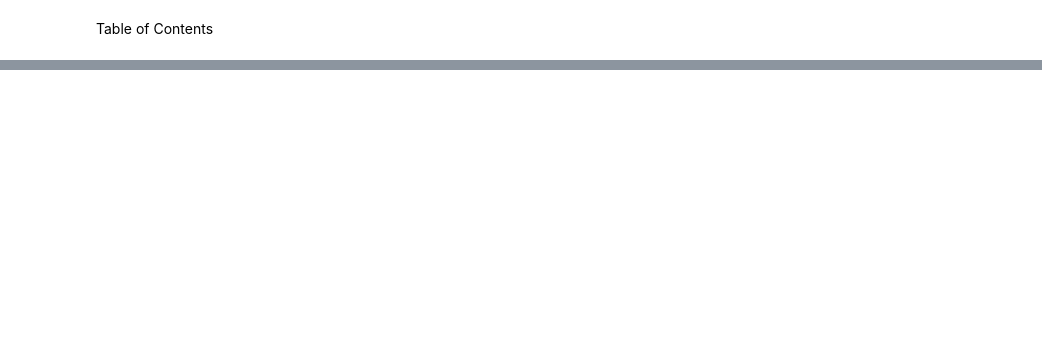
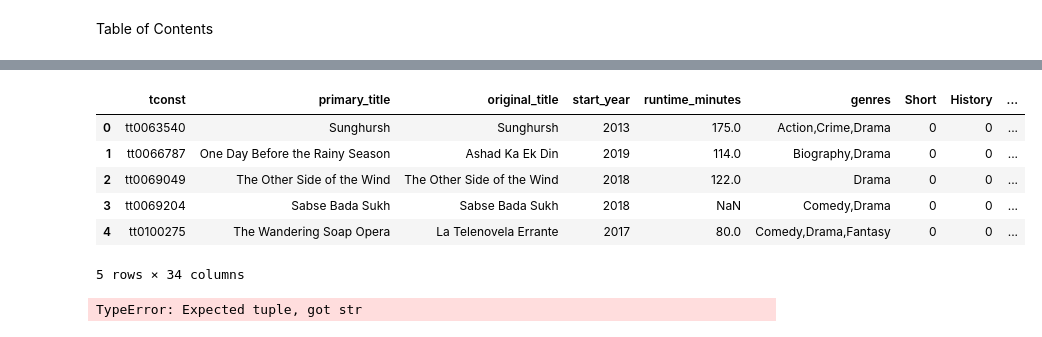
Before and after one commit to cutterback/movie-analysis-project, a Jupyter notebook: movie-analysis.ipynb, the cells around one changed output, grey strips where cells are left out. Saved outputs shown, nothing was run; the diff lists cells and outputs as text; code cells hidden in the pictures; blank space fills up the shorter version.

Commit message:
Includes IMBD Basics genre column features

```diff
--- a/movie-analysis.ipynb
+++ b/movie-analysis.ipynb
@@ -48,0 +61,3 @@ Name: genres, dtype: object
+# %%
+for genre in frozenset.union(*df.genre):
+    df[genre] = df.apply(lambda _: int(genre in _.genre), axis=1)
@@ -48,0 +67,5 @@ Name: genres, dtype: object
+# %%
+list_of_all_genres = ','.join(str(x) for x in imdb_basics['genres'].unique())
+list_of_all_genres = set(x for x in list_of_all_genres.split(','))
+df_copy = imdb_basics.iloc[:]
+df_copy.head()
@@ -48,0 +99,20 @@ Name: genres, dtype: object
+# %%
+for genre in list_of_all_genres:
+    # Add column to the dataframe
+    df_copy[genre] = df_copy.apply(lambda x: int(genre in str(x.genres)), axis=1)
+# %%
+df_copy.head()
+# %% [output]
+|  | tconst | primary_title | original_title | start_year | runtime_minutes | genres | Short | History | ... |
+| 0 | tt0063540 | Sunghursh | Sunghursh | 2013 | 175.0 | Action,Crime,Drama | 0 | 0 | ... |
+| 1 | tt0066787 | One Day Before the Rainy Season | Ashad Ka Ek Din | 2019 | 114.0 | Biography,Drama | 0 | 0 | ... |
+| 2 | tt0069049 | The Other Side of the Wind | The Other Side of the Wind | 2018 | 122.0 | Drama | 0 | 0 | ... |
+| 3 | tt0069204 | Sabse Bada Sukh | Sabse Bada Sukh | 2018 | NaN | Comedy,Drama | 0 | 0 | ... |
+| 4 | tt0100275 | The Wandering Soap Opera | La Telenovela Errante | 2017 | 80.0 | Comedy,Drama,Fantasy | 0 | 0 | ... |
+5 rows × 34 columns
+# %%
+df_temp = pd.concat([df_temp,df_genre_temp])
+df_temp.head()
+# Create new df with new columns
+# %% [output]
+TypeError: Expected tuple, got str
```
Also changed, not shown: parts of 14 cells of this notebook.
